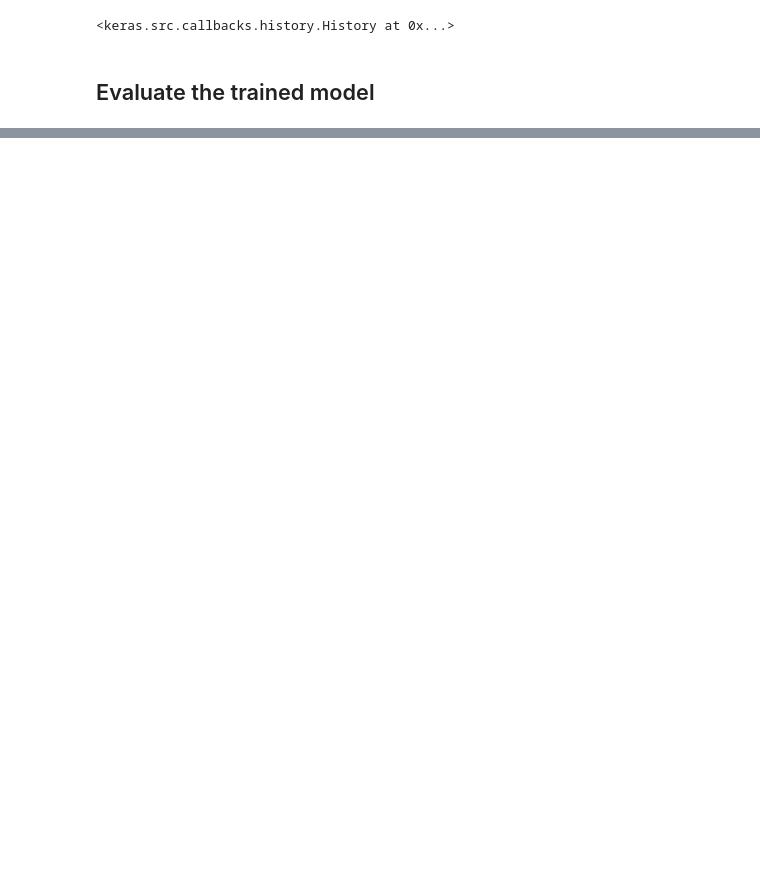
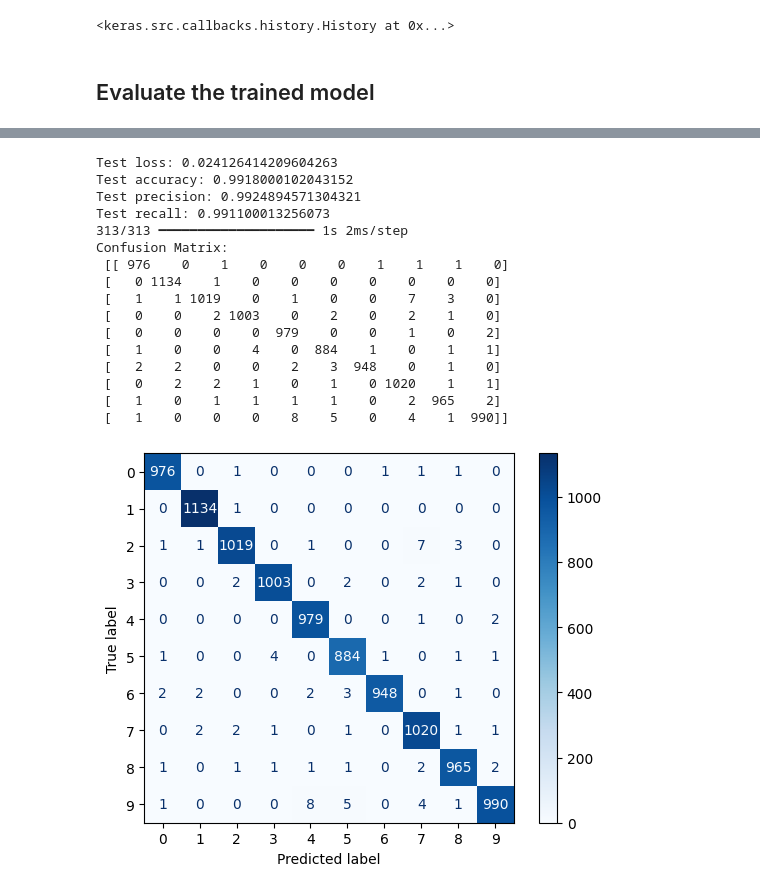
Before and after one commit to Bryan1093/Inteligencia_Artificial, a Jupyter notebook: examples/vision/ipynb/mnist_convnet.ipynb, the cells around one changed output, grey strips where cells are left out. Drawn from its saved outputs; the diff is of its cells as text; code cells hidden in the pictures; blank space fills up the shorter version.

```diff
--- a/examples/vision/ipynb/mnist_convnet.ipynb
+++ b/examples/vision/ipynb/mnist_convnet.ipynb
@@ -86,7 +86,11 @@ Model: "sequential"
 batch_size = 128
 epochs = 15
 
-model.compile(loss="categorical_crossentropy", optimizer="adam", metrics=["accuracy"])
+model.compile(
+    loss="categorical_crossentropy",
+    optimizer="adam",
+    metrics=["accuracy", "Precision", "Recall"]
+)
 
 model.fit(x_train, y_train, batch_size=batch_size, epochs=epochs, validation_split=0.1)
 # %% [output]
@@ -119,0 +117,38 @@ Test accuracy: 0.9909999966621399
+# %%
+# Evaluate the model
+score = model.evaluate(x_test, y_test, verbose=0)
+print("Test loss:", score[0])
+print("Test accuracy:", score[1])
+print("Test precision:", score[2])
+print("Test recall:", score[3])
+
+# Generate confusion matrix
+y_pred = model.predict(x_test)
+y_pred_classes = np.argmax(y_pred, axis=1)  # Convert predictions to class labels
+y_true = np.argmax(y_test, axis=1)          # Convert one-hot to class labels
+
+cm = confusion_matrix(y_true, y_pred_classes)
+print("Confusion Matrix:\n", cm)
+
+# Plot confusion matrix
+disp = ConfusionMatrixDisplay(confusion_matrix=cm, display_labels=range(num_classes))
+disp.plot(cmap="Blues")
+plt.show()
+# %% [output]
+Test loss: 0.024126414209604263
+Test accuracy: 0.9918000102043152
+Test precision: 0.9924894571304321
+Test recall: 0.991100013256073
+313/313 ━━━━━━━━━━━━━━━━━━━━ 1s 2ms/step
+Confusion Matrix:
+ [[ 976    0    1    0    0    0    1    1    1    0]
+ [   0 1134    1    0    0    0    0    0    0    0]
+ [   1    1 1019    0    1    0    0    7    3    0]
+ [   0    0    2 1003    0    2    0    2    1    0]
+ [   0    0    0    0  979    0    0    1    0    2]
+ [   1    0    0    4    0  884    1    0    1    1]
+ [   2    2    0    0    2    3  948    0    1    0]
+ [   0    2    2    1    0    1    0 1020    1    1]
+ [   1    0    1    1    1    1    0    2  965    2]
+ [   1    0    0    0    8    5    0    4    1  990]]
+[figure, added]
```
Also changed, not shown: parts of 6 cells of this notebook.
